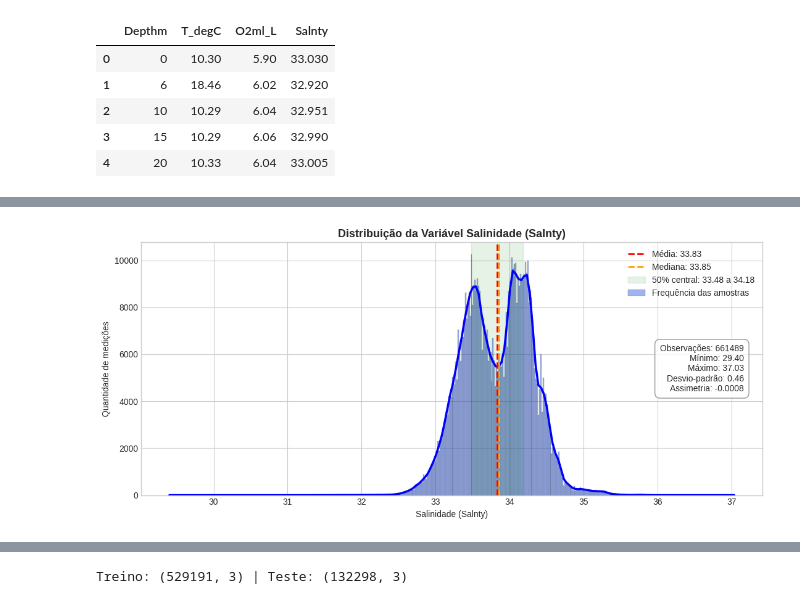
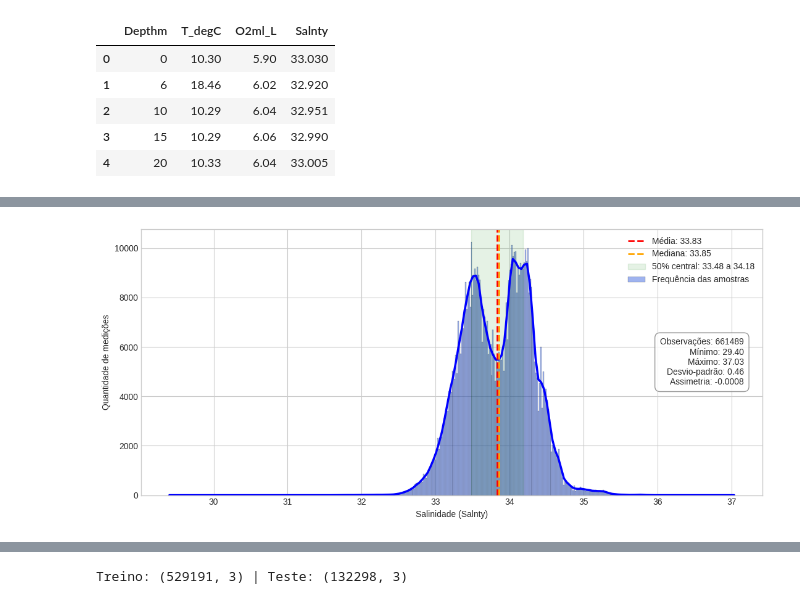
Before and after one commit to Singleeee/T1-IA-Regressao, a Jupyter notebook: Regression_limpo.ipynb, the cells around one changed output, grey strips where cells are left out. Cells and saved outputs as stored; diff of their text form; code cells hidden in the pictures.

```diff
--- a/Regression_limpo.ipynb
+++ b/Regression_limpo.ipynb
@@ -59,33 +59,33 @@ q25, q75 = np.percentile(y_target, [25, 75])
 
 fig, ax = plt.subplots(figsize=(11, 5))
 
 # Histograma e KDE
 sns.histplot(y_target, kde=True, color='royalblue', stat="count", ax=ax, label='Frequência das amostras')
 ax.lines[0].set_color('blue')
 ax.lines[0].set_linewidth(2.5)
 
 # Linhas de tendência central
 ax.axvline(media, color='red', linestyle='--', linewidth=2, label=f'Média: {media:.2f}')
 ax.axvline(mediana, color='orange', linestyle='--', linewidth=2, label=f'Mediana: {mediana:.2f}')
 ax.axvspan(q25, q75, color='green', alpha=0.1, label=f'50% central: {q25:.2f} a {q75:.2f}')
 
-ax.set_title('Distribuição da Variável Salinidade (Salnty)', fontsize=13, fontweight='bold')
+ax.set_title('', fontsize=13, fontweight='bold')
 ax.set_xlabel('Salinidade (Salnty)')
 ax.set_ylabel('Quantidade de medições')
 
 texto_stats = (f"Observações: {len(y_target)}\n"
                f"Mínimo: {y_target.min():.2f}\n"
                f"Máximo: {y_target.max():.2f}\n"
                f"Desvio-padrão: {y_target.std():.2f}\n"
                f"Assimetria: {y_target.skew():.4f}")
 
 ax.text(0.97, 0.5, texto_stats, transform=ax.transAxes, fontsize=10,
         verticalalignment='center', horizontalalignment='right',
         bbox=dict(boxstyle='round,pad=0.6', facecolor='white', edgecolor='gray', alpha=0.8))
 
 ax.legend(loc='upper right')
 plt.tight_layout()
 plt.show()
 # %% [output]
-[figure, old version]
+[figure, new version]
 # %%
```
Also changed, not shown: parts of 4 cells of this notebook.
